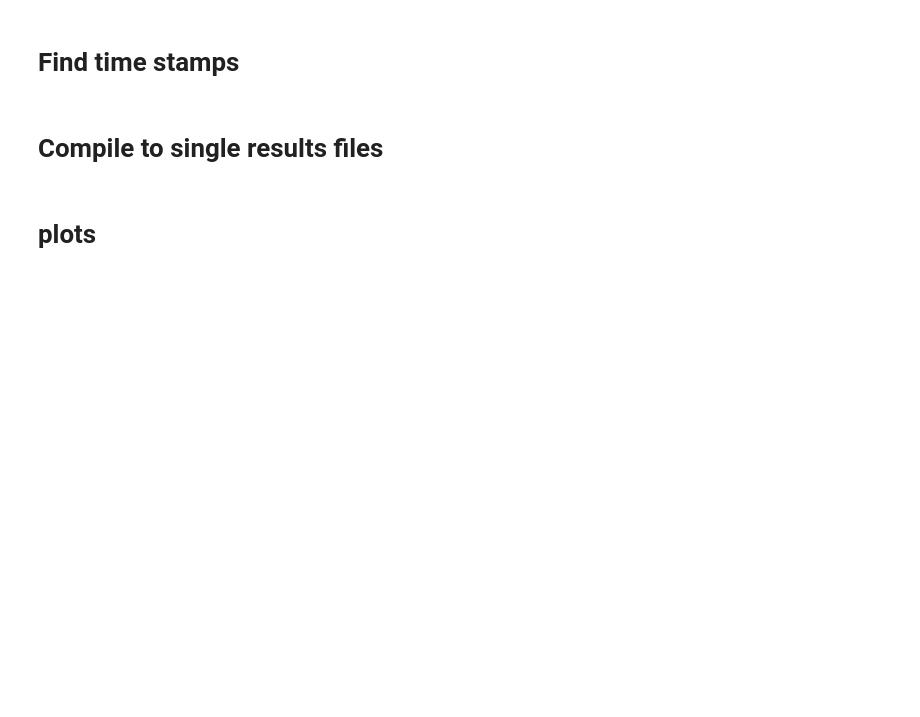
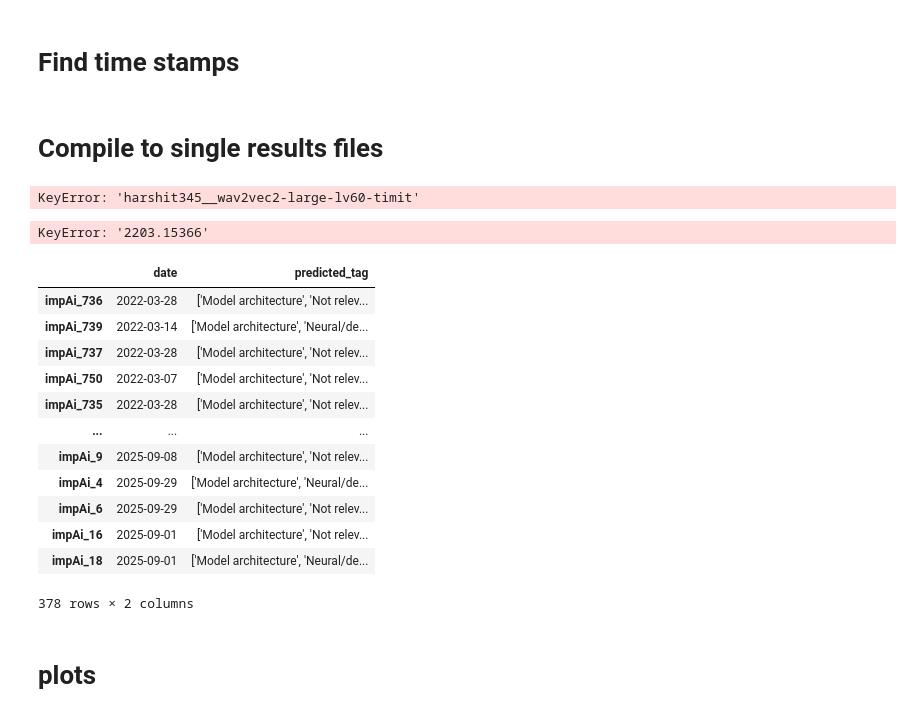
Before and after one commit to EU-UPCAST/profile, a Jupyter notebook: llmdap/profiler/trend_results.ipynb, the cells around one changed output. Cells and saved outputs as stored; diff of their text form; code cells hidden in the pictures; blank space fills up the shorter version.

```diff
--- a/llmdap/profiler/trend_results.ipynb
+++ b/llmdap/profiler/trend_results.ipynb
@@ -169,10 +158,12 @@ Hf      Arxiv
 # %% [markdown]
 # Find time stamps
 # %%
-from dataset_loader import Arxiv_HF_datasets
-ahd = Arxiv_HF_datasets()
+from dataset_loader import Arxiv_HF_Newsletters_datasets
+ahd = Arxiv_HF_Newsletters_datasets()
 ahd.prepare()
-hf_df, arx_df = ahd.sample_subsets(n)
+hf_df, arx_df, nl_dfs = ahd.sample_subsets(n)
+# %%
+imp_df, tldr_df = nl_dfs
 # %%
 hf_df = hf_df.set_index("modelId")
 # %% [markdown]
@@ -183,20 +174,50 @@ hf_df["predicted_tag"] = ""
 # %%
 arx_df = arx_df.drop(["title", "abstract", "authors_parsed", "bin"], axis=1)
 arx_df["predicted_tag"] = ""
+# %%
+imp_df = imp_df.drop(["text","bin"], axis=1)
+imp_df["predicted_tag"] = ""
+tldr_df = tldr_df.drop(["text","bin"], axis=1)
+tldr_df["predicted_tag"] = ""
 # %%
 for modelid in hf_df.index:
-    try:
-        hf_df.loc[modelid, "predicted_tag"]= str(hf_paths[modelid.replace("/","__")])
-    except:
-        print(modelid)
-        hf_df.loc[modelid, "predicted_tag"]= str(["Computing methodologies","Artificial intelligence","Philosophical/theoretical foundations of artificial intelligence"])
+    #try:
+    hf_df.loc[modelid, "predicted_tag"]= str(hf_paths[modelid.replace("/","__")])
+    #except:
+    #    print(modelid)
+    #    hf_df.loc[modelid, "predicted_tag"]= str(["Computing methodologies","Artificial intelligence","Philosophical/theoretical foundations of artificial intelligence"])
+# %% [output]
+KeyError: 'harshit345__wav2vec2-large-lv60-timit'
 # %%
 for paperid in arx_df.index:
-    try:
-        arx_df.loc[paperid, "predicted_tag"]= str(arxiv_paths[paperid])
-    except KeyError:
-        print(paperid)
-        arx_df.loc[paperid, "predicted_tag"]= str(["Computing methodologies","Artificial intelligence","Philosophical/theoretical foundations of artificial intelligence"])
+    #try:
+    arx_df.loc[paperid, "predicted_tag"]= str(arxiv_paths[paperid])
+    #except KeyError:
+    #    print(paperid)
+    #    arx_df.loc[paperid, "predicted_tag"]= str(["Computing methodologies","Artificial intelligence","Philosophical/theoretical foundations of artificial intelligence"])
+# %% [output]
+KeyError: '2203.15366'
+# %%
+for text_id in imp_df.index:
+    imp_df.loc[text_id, "predicted_tag"]= str(impAi_paths[text_id])
+for text_id in tldr_df.index:
+    tldr_df.loc[text_id, "predicted_tag"]= str(tldr_paths[text_id])
+# %%
+imp_df
+# %% [output]
+|  | date | predicted_tag |
+| impAi_736 | 2022-03-28 | ['Model architecture', 'Not relev... |
+| impAi_739 | 2022-03-14 | ['Model architecture', 'Neural/de... |
+| impAi_737 | 2022-03-28 | ['Model architecture', 'Not relev... |
+| impAi_750 | 2022-03-07 | ['Model architecture', 'Not relev... |
+| impAi_735 | 2022-03-28 | ['Model architecture', 'Not relev... |
+| ... | ... | ... |
+| impAi_9 | 2025-09-08 | ['Model architecture', 'Not relev... |
+| impAi_4 | 2025-09-29 | ['Model architecture', 'Neural/de... |
+| impAi_6 | 2025-09-29 | ['Model architecture', 'Not relev... |
+| impAi_16 | 2025-09-01 | ['Model architecture', 'Not relev... |
+| impAi_18 | 2025-09-01 | ['Model architecture', 'Neural/de... |
+378 rows × 2 columns
 # %%
 hf_df.to_csv("hf_trends.csv.bz2")
 arx_df.to_csv("arxiv_trends.csv.bz2")
```
Also changed, not shown: parts of 8 cells of this notebook, 1 other file.
